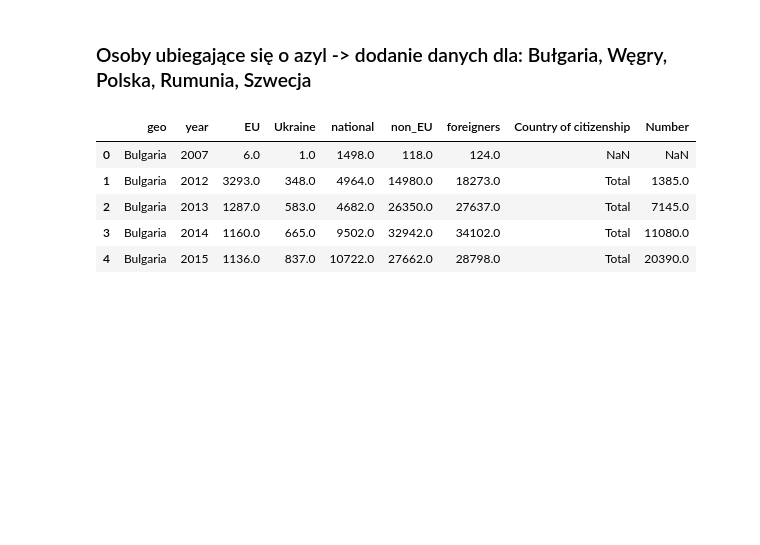
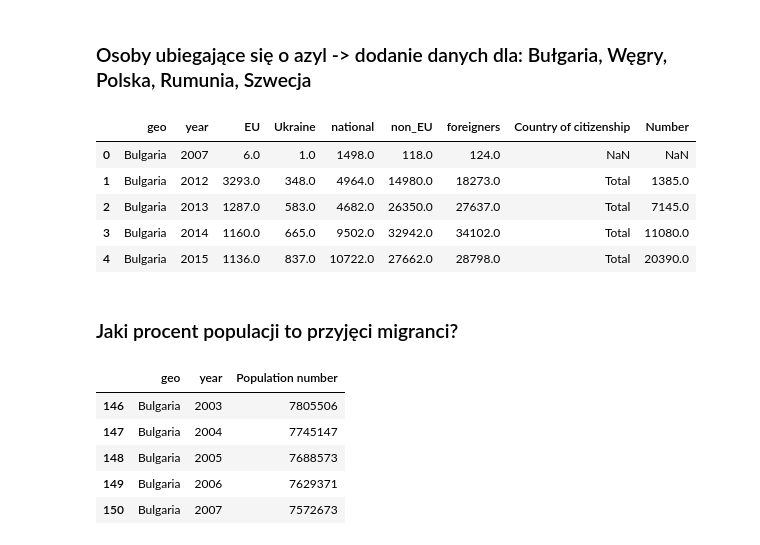
Before and after one commit to natix-x/Data-mining-in-Migration-Analysis, a Jupyter notebook: data_analysis/migration_numbers_combined.ipynb, the cells around one changed output. Cells and saved outputs as stored; diff of their text form; code cells hidden in the pictures; blank space fills up the shorter version.

```diff
--- a/data_analysis/migration_numbers_combined.ipynb
+++ b/data_analysis/migration_numbers_combined.ipynb
@@ -308,3 +313,5 @@ df_merged2['non_EU'] = df_merged2['non_EU'].fillna(0) + df_merged2['Number'].fil
 df_merged2['foreigners'] = df_merged2['foreigners'].fillna(0) + df_merged2['Number'].fillna(0)
 # %%
 df_merged2.drop(columns=['Number', 'Country of citizenship'], inplace=True)
+# %% [markdown]
+### Jaki procent populacji to przyjęci migranci?
@@ -310,0 +323,9 @@ df_merged2.drop(columns=['Number', 'Country of citizenship'], inplace=True)
+# %%
+pop_cit.head()
+# %% [output]
+|  | geo | year | Population number |
+| 146 | Bulgaria | 2003 | 7805506 |
+| 147 | Bulgaria | 2004 | 7745147 |
+| 148 | Bulgaria | 2005 | 7688573 |
+| 149 | Bulgaria | 2006 | 7629371 |
+| 150 | Bulgaria | 2007 | 7572673 |
```
Also changed, not shown: parts of 10 cells of this notebook.
